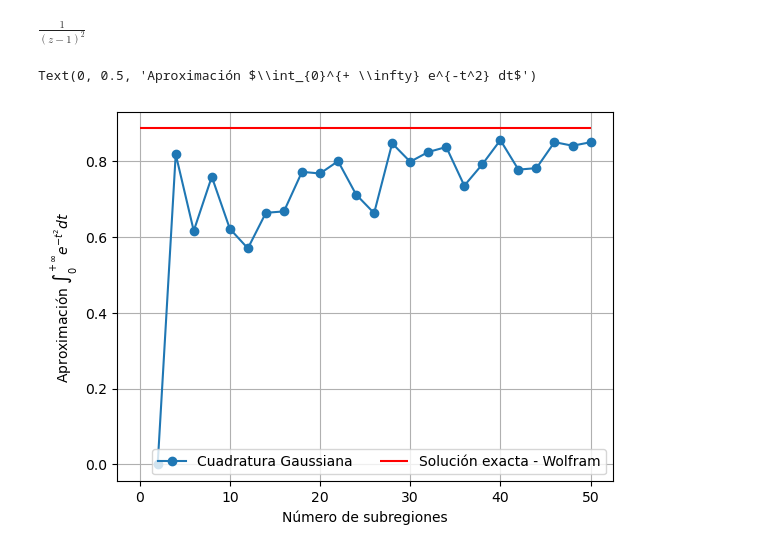
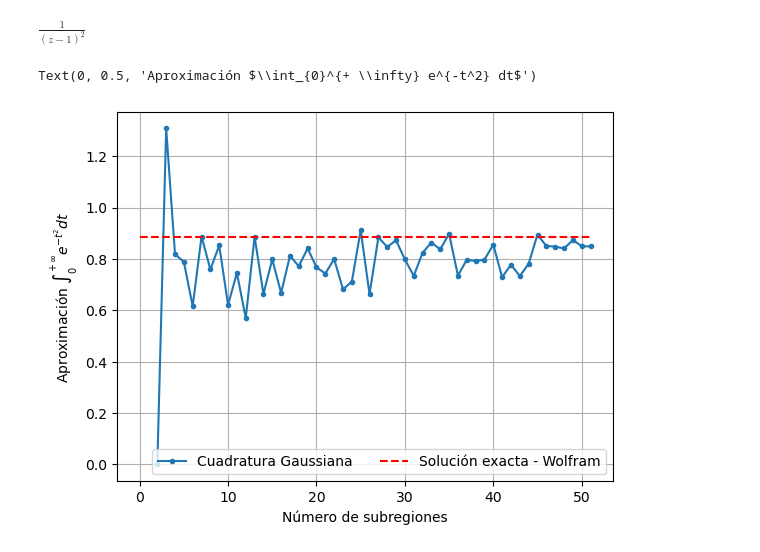
Before and after one commit to HernanBC/LabsComputacional, a Jupyter notebook: examen_practico/problema2/gauss.ipynb, the cells around one changed output. Drawn from its saved outputs; the diff is of its cells as text; code cells hidden in the pictures.

```diff
--- a/examen_practico/problema2/gauss.ipynb
+++ b/examen_practico/problema2/gauss.ipynb
@@ -146,9 +146,9 @@ smp.diff(sol,z).simplify()
 $\displaystyle \frac{1}{\left(z - 1\right)^{2}}$
 # %%
 def integrando(z):
-	return np.exp(-(z**2)/(z-1)**2)/((z-1)**2)
+	return np.exp(-(z/(z-1))**2)*(1/((z-1)**2))
 # %%
-N_list = np.arange(2,52,2)
+N_list = np.arange(2,52,1)
 I_list = np.zeros(len(N_list))
 
 for i in range(len(N_list)):
@@ -156,14 +156,14 @@ for i in range(len(N_list)):
 # %%
 import matplotlib.pyplot as plt
 
 fig, ax = plt.subplots(1,1)
-ax.plot(N_list,I_list, "-o", label = "Cuadratura Gaussiana")
-ax.hlines(np.sqrt(np.pi)/2,0,np.max(N_list), color = "red" , label= "Solución exacta - Wolfram")
+ax.plot(N_list,I_list, "-o", label = "Cuadratura Gaussiana", ms = 3)
+ax.hlines(np.sqrt(np.pi)/2,0,np.max(N_list), color = "red" , label= "Solución exacta - Wolfram", linestyles= "--")
 ax.grid()
 ax.legend(loc = 'lower right',ncol =2)
 
 ax.set_xlabel("Número de subregiones")
 ax.set_ylabel("Aproximación " + r"$\int_{0}^{+ \infty} e^{-t^2} dt$")
 # %% [output]
 Text(0, 0.5, 'Aproximación $\\int_{0}^{+ \\infty} e^{-t^2} dt$')
-[figure, old version]
+[figure, new version]
```
Also changed, not shown: 2 other files.
